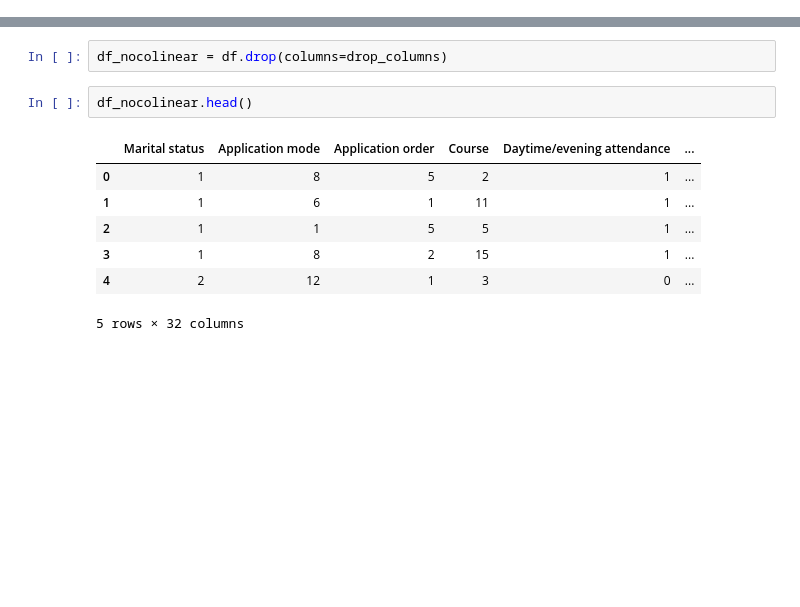
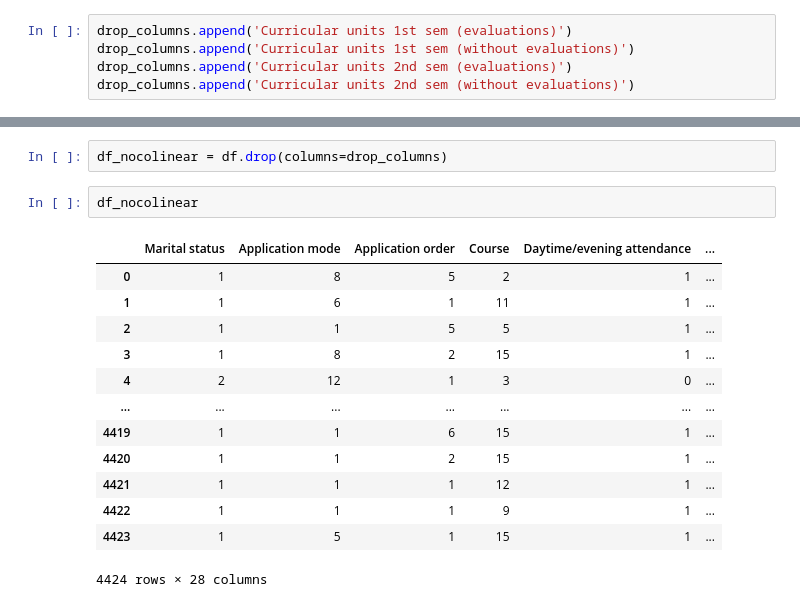
Before and after one commit to felmateos/student-dropout-prediction, a Jupyter notebook: exploratory_analysis/numerical.ipynb, the cells around one changed output, grey strips where cells are left out. Drawn from its saved outputs; the diff is of its cells as text; blank space fills up the shorter version.

```diff
--- a/exploratory_analysis/numerical.ipynb
+++ b/exploratory_analysis/numerical.ipynb
@@ -152,0 +216,5 @@ drop_columns = [
+# %%
+drop_columns.append('Curricular units 1st sem (evaluations)')
+drop_columns.append('Curricular units 1st sem (without evaluations)')
+drop_columns.append('Curricular units 2nd sem (evaluations)')
+drop_columns.append('Curricular units 2nd sem (without evaluations)')
@@ -153,12 +234,18 @@ drop_columns = [
 # %%
 df_nocolinear = df.drop(columns=drop_columns)
 # %%
-df_nocolinear.head()
+df_nocolinear
 # %% [output]
 |  | Marital status | Application mode | Application order | Course | Daytime/evening attendance | ... |
 | 0 | 1 | 8 | 5 | 2 | 1 | ... |
 | 1 | 1 | 6 | 1 | 11 | 1 | ... |
 | 2 | 1 | 1 | 5 | 5 | 1 | ... |
 | 3 | 1 | 8 | 2 | 15 | 1 | ... |
 | 4 | 2 | 12 | 1 | 3 | 0 | ... |
+| ... | ... | ... | ... | ... | ... | ... |
+| 4419 | 1 | 1 | 6 | 15 | 1 | ... |
+| 4420 | 1 | 1 | 2 | 15 | 1 | ... |
+| 4421 | 1 | 1 | 1 | 12 | 1 | ... |
+| 4422 | 1 | 1 | 1 | 9 | 1 | ... |
+| 4423 | 1 | 5 | 1 | 15 | 1 | ... |
-5 rows × 32 columns
+4424 rows × 28 columns
```
Also changed, not shown: parts of 7 cells of this notebook, 1 other file.
